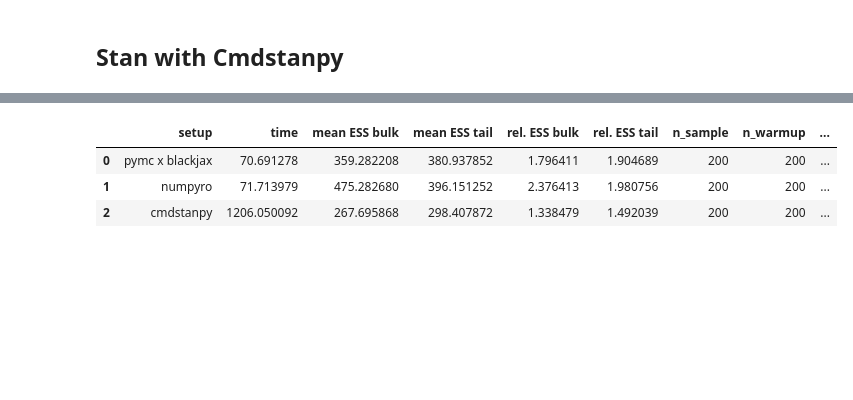
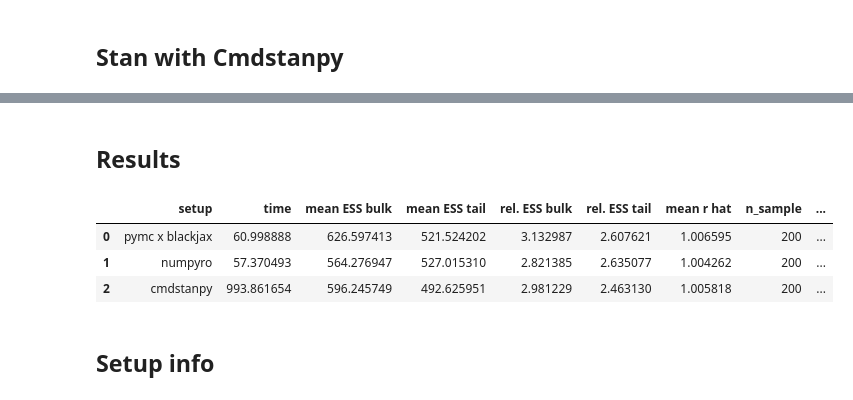
Before and after one commit to emstruong/DCM_PPLs, a Jupyter notebook: Benchmark_PPLs/PPLs_benchmark.ipynb, the cells around one changed output, grey strips where cells are left out. Cells and saved outputs as stored; diff of their text form; code cells hidden in the pictures; blank space fills up the shorter version.

```diff
--- a/Benchmark_PPLs/PPLs_benchmark.ipynb
+++ b/Benchmark_PPLs/PPLs_benchmark.ipynb
@@ -154,7 +153,9 @@ x_init_float64 = list(np.zeros(n_states, dtype=np.float64))
 n_steps = n_steps_model
 # %%
 # sampler initialization: a fair common starting point
-init_values = {k:np.quantile(prior_samples_dict[k], 0.05) for k in prior_samples_dict.keys()}
+np.random.seed(0)
+_, low_prob_sample_vals, q_ = low_prob_sample(my_var_names, prior_samples_dict)
+init_values = dict(zip(my_var_names, low_prob_sample_vals))
 # %%
 # global parameters
 #these are the default values in most softwares
@@ -171,14 +172,18 @@ tune, draws, n_chains = 200, 200, 4
 def compute_marks(az_trace) :
     ess_bulk = az.ess(az_trace, var_names=my_var_names, method='bulk').to_array().values
     ess_tail = az.ess(az_trace, var_names=my_var_names, method='tail').to_array().values
+    r_hat = az.rhat(az_trace, var_names=my_var_names).to_array().values
     mse_fit = mse(xpy_obs, az_trace.posterior['xpy_model'].mean(axis=(0, 1)).to_numpy().flatten())
     divergences = int(az_trace.sample_stats.diverging.sum().values)
     accept = float(az_trace.sample_stats.acceptance_rate.mean().values)
+
 
     return {'ESS bulk': ess_bulk,
             'ESS tail': ess_tail,
             'mean ESS bulk': np.mean(ess_bulk),
             'mean ESS tail': np.mean(ess_tail),
+            'r hat': r_hat,
+            'mean r hat': np.mean(r_hat),
             'MSE fit': mse_fit,
             'n_divergences': divergences,
             'accept_rate': accept}
@@ -198,7 +203,7 @@ bench_df = pd.DataFrame({})
 pymc_data = pd.DataFrame(dict(xpy_obs = xpy_obs, obs_noise=obs_noise))
 pymc_integration_specs = {'init_state': x_init_float64, 'dt': dt, 'n_steps': n_steps, 'ds': ds}
 # %%
-pymc_model = ppl_models.build_model_pymc(pymc_data, prior_specs, pymc_integration_specs)
+pymc_model = PPL_models.build_model_pymc(pymc_data, prior_specs, pymc_integration_specs)
 # %%
 start_time = time.time()
 
@@ -238,7 +256,7 @@ init_numpyro = init_to_value(values=init_values)
 rng_key = jax.random.PRNGKey(0) #don't define the rng_key before running pymc, it messes it up for some reason
 # %%
 # NUTS set up for numpyro
-kernel = NUTS(ppl_models.build_model_numpyro,
+kernel = NUTS(PPL_models.build_model_numpyro,
               target_accept_prob=global_accept,
               max_tree_depth=global_maxtreedepth,
               dense_mass=False,
@@ -329,18 +375,22 @@ bench_df = append_marks(bench_df,
                         draws=draws,
                         time=time_cmdstan,
                         marks_dict=marks_stan)
+# %% [markdown]
+## Results
 # %%
 bench_df['rel. ESS bulk'] = bench_df['mean ESS bulk'] / bench_df['n_sample']
 bench_df['rel. ESS tail'] = bench_df['mean ESS tail'] / bench_df['n_sample']
 # %%
 bench_df[['setup', 'time', 'mean ESS bulk', 'mean ESS tail',
-          'rel. ESS bulk', 'rel. ESS tail', 'n_sample', 'n_warmup',
+          'rel. ESS bulk', 'rel. ESS tail', 'mean r hat', 'n_sample', 'n_warmup',
           'n_divergences', 'accept_rate']]
 # %% [output]
-|  | setup | time | mean ESS bulk | mean ESS tail | rel. ESS bulk | rel. ESS tail | n_sample | n_warmup | ... |
-| 0 | pymc x blackjax | 70.691278 | 359.282208 | 380.937852 | 1.796411 | 1.904689 | 200 | 200 | ... |
-| 1 | numpyro | 71.713979 | 475.282680 | 396.151252 | 2.376413 | 1.980756 | 200 | 200 | ... |
-| 2 | cmdstanpy | 1206.050092 | 267.695868 | 298.407872 | 1.338479 | 1.492039 | 200 | 200 | ... |
+|  | setup | time | mean ESS bulk | mean ESS tail | rel. ESS bulk | rel. ESS tail | mean r hat | n_sample | ... |
+| 0 | pymc x blackjax | 60.998888 | 626.597413 | 521.524202 | 3.132987 | 2.607621 | 1.006595 | 200 | ... |
+| 1 | numpyro | 57.370493 | 564.276947 | 527.015310 | 2.821385 | 2.635077 | 1.004262 | 200 | ... |
+| 2 | cmdstanpy | 993.861654 | 596.245749 | 492.625951 | 2.981229 | 2.463130 | 1.005818 | 200 | ... |
+# %% [markdown]
+## Setup info
 # %%
 %load_ext watermark
 %watermark -n -u -v -iv -w
```
Also changed, not shown: parts of 12 cells of this notebook, 1 other file.
